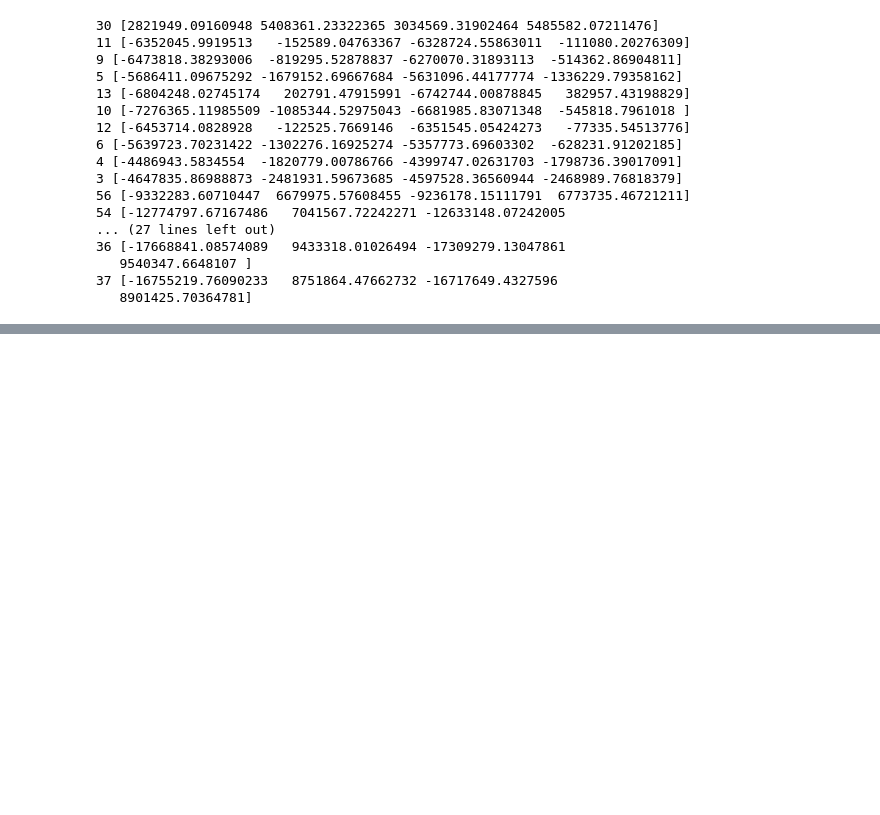
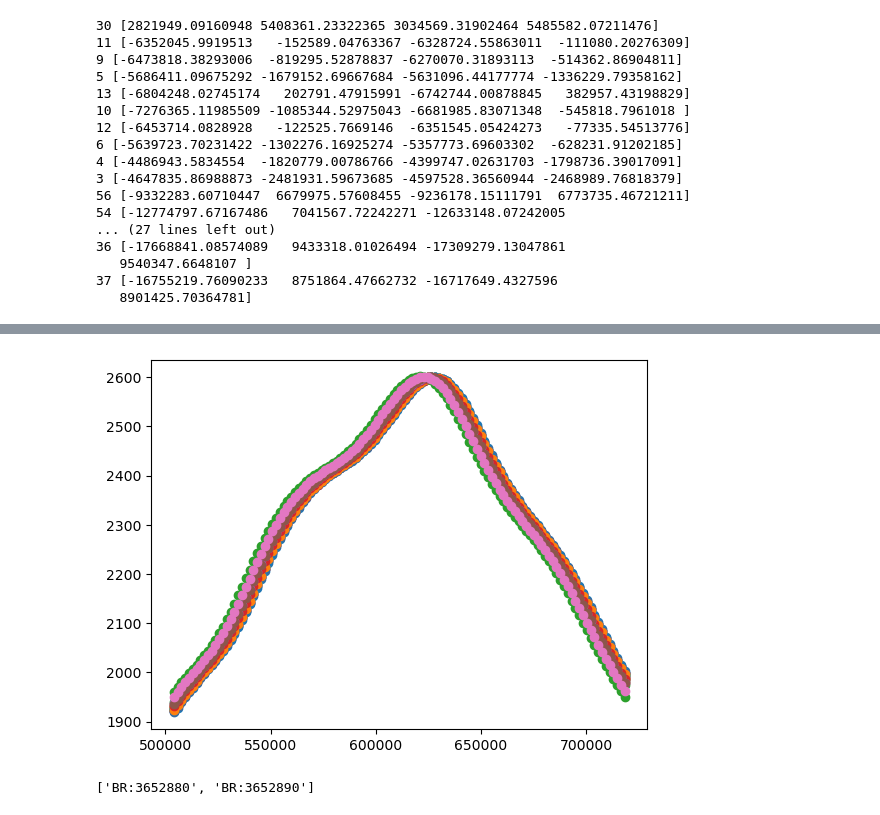
Before and after one commit to niekcde/river_hierarchy, a Jupyter notebook: hierarchy_level_definition/notebooks/level_detection_workbench.ipynb, the cells around one changed output, grey strips where cells are left out. Drawn from its saved outputs; the diff is of its cells as text; code cells hidden in the pictures; blank space fills up the shorter version.

```diff
--- a/hierarchy_level_definition/notebooks/level_detection_workbench.ipynb
+++ b/hierarchy_level_definition/notebooks/level_detection_workbench.ipynb
@@ -748,0 +912,47 @@ bounds_df.to_csv(path + 'hierarchy_examples_filtered_subdaily_total_bounds.csv')
+# %%
+fig = go.Figure()
+
+
+for k in series_by_state.keys():
+    u = series_by_state[k]
+    start = 250
+    end = 450
+    t = np.asarray(u["time_seconds"][start:end], dtype=np.float64).copy()
+    q = np.asarray(u["q_cms"][start:end], dtype=np.float64).copy()
+    state_name = u['state_id'].iloc[0]
+    # plt.scatter(t, q)
+    fig.add_trace(go.Scatter(
+        x=t,
+        y=q,
+        mode="markers",
+        name=state_name,
+        hovertemplate=f"{state_name}" +"<br>time: %{x}<br>discharge: %{y}<extra></extra>"
+    ))
+
+# fig.add_trace(go.Scatter(
+#     x=p2["time"],
+#     y=p2["discharge"],
+#     mode="markers",
+#     name=f"{p1['station_key'].iloc[0]}",
+#     hovertemplate=f"{p2['station_key'].iloc[0]}"+"<br>time: %{x}<br>discharge: %{y}<extra></extra>"
+# ))
+
+fig.update_layout(
+    title="Discharge over Time",
+    xaxis_title="time",
+    yaxis_title="discharge"
+)
+
+fig.show('browser')
+# %%
+for k in series_by_state.keys():
+    u = series_by_state[k]
+    # print()
+    start = 280
+    end = 400
+    t = u['time_seconds'][start:end]
+    q = u['q_cms'][start:end]
+    plt.scatter(t, q)
+# plt.ylim(1.596326e-306, 1.596326e-305)
+# %% [output]
+[figure, added]
@@ -748,0 +964,5 @@ bounds_df.to_csv(path + 'hierarchy_examples_filtered_subdaily_total_bounds.csv')
+# %%
+stations = df_ex.loc[df_ex['example_ids'] == '3', 'station_key'].to_list()
+stations
+# %% [output]
+['BR:3652880', 'BR:3652890']
```
Also changed, not shown: parts of 16 cells of this notebook, 7 other files.
